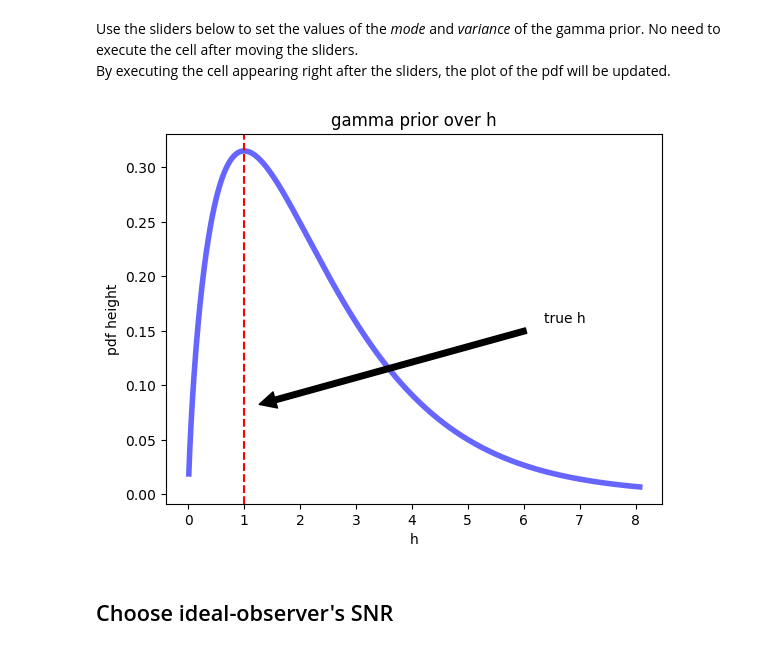
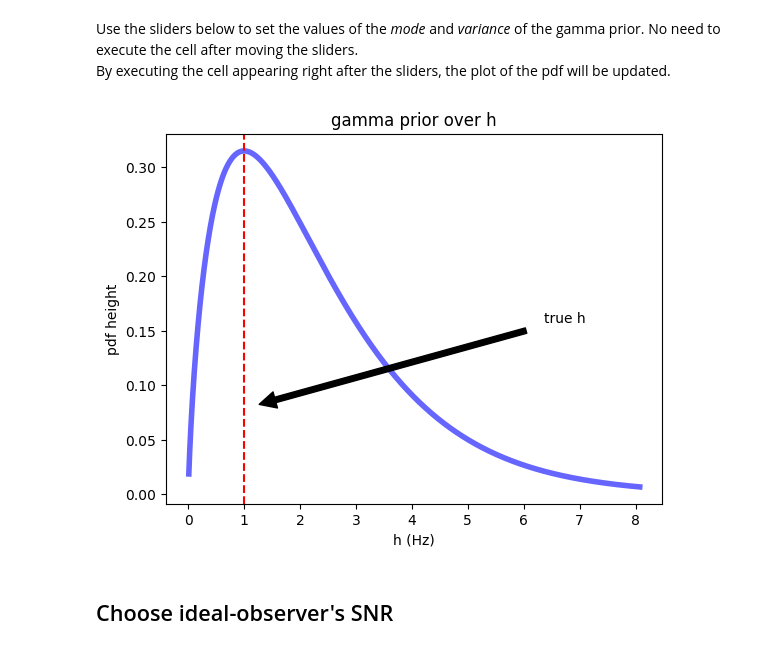
Before and after one commit to aernesto/dots-reversal-ideal-obs, a Jupyter notebook: Jupyter_1.ipynb, the cells around one changed output. Drawn from its saved outputs; the diff is of its cells as text; code cells hidden in the pictures.

```diff
--- a/Jupyter_1.ipynb
+++ b/Jupyter_1.ipynb
@@ -504,25 +560,25 @@ display(ww)
 # %%
 m, v, h = ww.result
 #m = 1  # mode of gamma pdf
 #v = 2 # var of gamma pdf
 beta = m / (2 * v) + np.sqrt(m**2 / (v**2) + 4 / v) / 2  # 1 / scale parameter of gamma pdf
 alpha = m * beta + 1   # shape parameter of gamma pdf
 x = np.linspace(gamma.ppf(0.0001, alpha, scale = 1 / beta),gamma.ppf(0.99, alpha, scale = 1 / beta), 5000)
 fig = plt.figure(1)
 ax = fig.add_subplot(111)
 y = gamma.pdf(x, alpha, scale = 1 / beta)
 plt.plot(x, y,'b-', lw=4, alpha=0.6, label='gamma pdf')
 plt.axvline(x=h, color='red', linestyle='--')
 xlim = ax.get_xlim()
 ax.annotate('true h', xy=(h, .25*y.max()), xytext=(.75*xlim[1], .5*y.max()),
             arrowprops=dict(facecolor='black', shrink=0.05),
             )
 plt.title('gamma prior over h')
-plt.xlabel('h')
+plt.xlabel('h (Hz)')
 plt.ylabel('pdf height')
 plt.show()
 # %% [output]
-[figure, old version]
+[figure, new version]
 # %%
 # This cell is for using the shape and 1/scale parameters of the gamma prior directly
 # def g(a=1.0, b=1.0):
```
Also changed, not shown: parts of 17 cells of this notebook.
